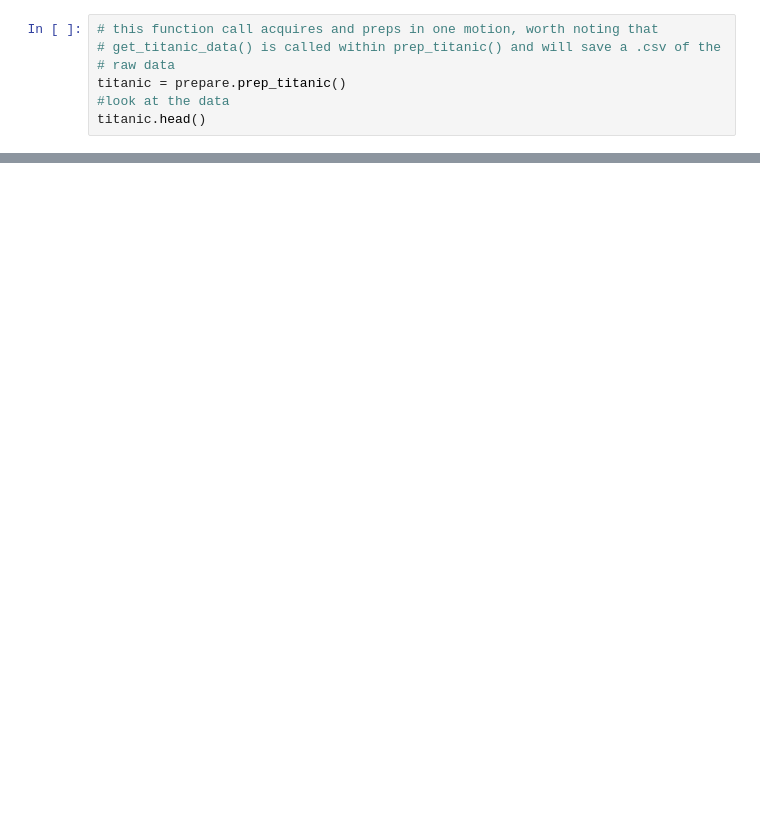
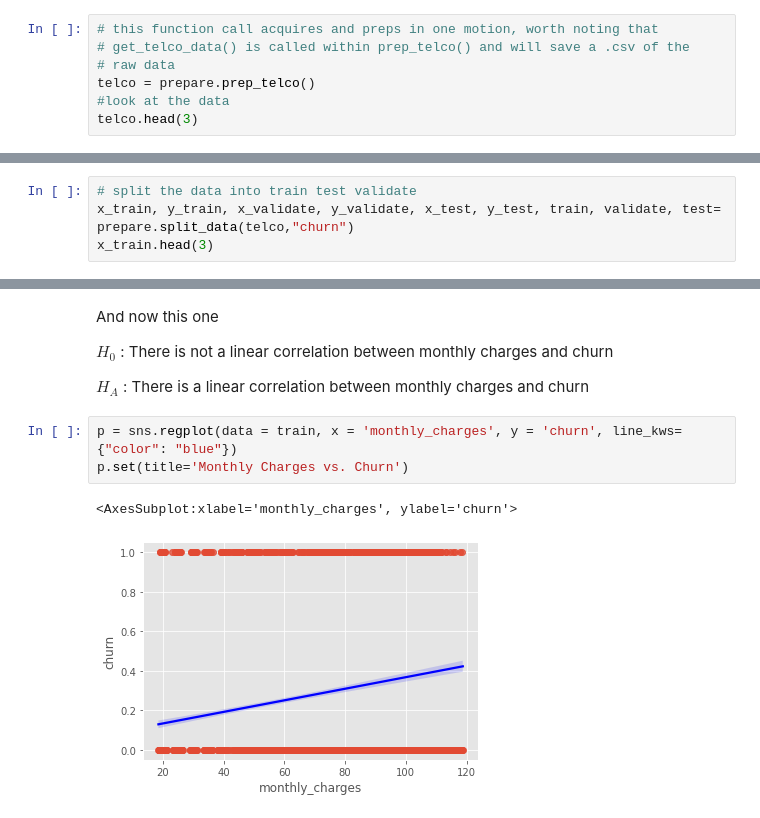
Before and after one commit to ChrisTeceno/telco-project, a Jupyter notebook: telco_work.ipynb, the cells around one changed output, grey strips where cells are left out. Drawn from its saved outputs; the diff is of its cells as text; blank space fills up the shorter version.

```diff
--- a/telco_work.ipynb
+++ b/telco_work.ipynb
@@ -26,8 +29,8 @@ Acquire/Prep.
 # %%
 # this function call acquires and preps in one motion, worth noting that
-# get_titanic_data() is called within prep_titanic() and will save a .csv of the
+# get_telco_data() is called within prep_telco() and will save a .csv of the
 # raw data
-titanic = prepare.prep_titanic()
+telco = prepare.prep_telco()
 #look at the data
-titanic.head()
+telco.head(3)
 # %% [output]
@@ -34,0 +117,4 @@ NameError: name 'prepare' is not defined
+# %%
+# split the data into train test validate
+x_train, y_train, x_validate, y_validate, x_test, y_test, train, validate, test= prepare.split_data(telco,"churn")
+x_train.head(3)
@@ -34,0 +172,12 @@ NameError: name 'prepare' is not defined
+# %% [markdown]
+And now this one
+
+$H_0$ : There is not a linear correlation between monthly charges and churn
+
+$H_A$ : There is a linear correlation between monthly charges and churn
+# %%
+p = sns.regplot(data = train, x = 'monthly_charges', y = 'churn', line_kws={"color": "blue"})
+p.set(title='Monthly Charges vs. Churn')
+# %% [output]
+<AxesSubplot:xlabel='monthly_charges', ylabel='churn'>
+[figure, added]
```
Also changed, not shown: parts of 47 cells of this notebook, 3 other files.
